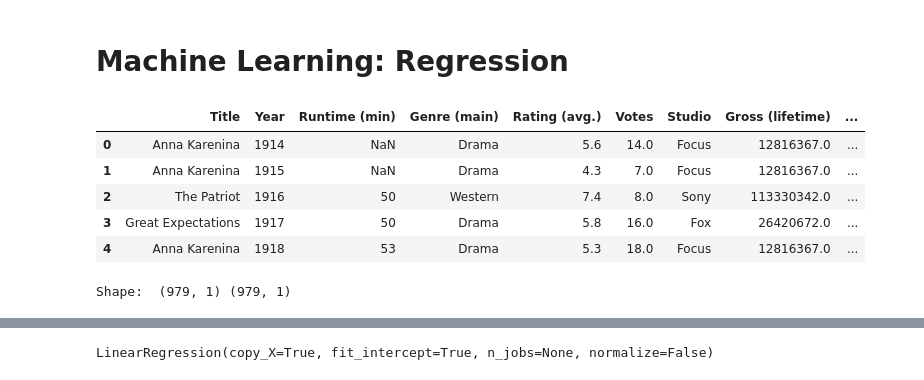
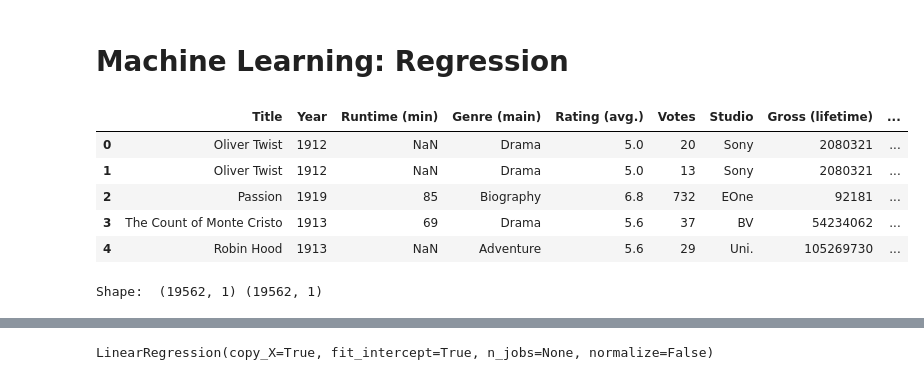
Before and after one commit to AlejandraRosa/final_project, a Jupyter notebook: notebooks/regressions.ipynb, the cells around one changed output, grey strips where cells are left out. Drawn from its saved outputs; the diff is of its cells as text; code cells hidden in the pictures.

```diff
--- a/notebooks/regressions.ipynb
+++ b/notebooks/regressions.ipynb
@@ -52,3 +53,9 @@ combined = with_ratings.merge(merged,how='left', left_on='Title', right_on='titl
 combined = combined.drop(['Type', 'isAdult', 'Year_y', 'year', 'rank', 'title', 'Film'], axis=1)
 combined = combined.rename(columns = {'Year_x': 'Year', 'studio': 'Studio', 'lifetime_gross': 'Gross (lifetime)'})
 combined = combined.replace(r'\\N','NaN', regex=True)
+combined = combined[combined['Runtime (min)']!='NaN']
+combined = combined[combined['Genre (main)']!='NaN']
+
+# Convert NaN to 0 for Awards and Nominiations
+combined['Awards']=combined['Awards'].fillna(0)
+combined['Nominations']=combined['Nominations'].fillna(0)
@@ -66,0 +62,4 @@ dropped.head()
+# %%
+## Drop items we don't have data for (i.e. Studio or Gross (lifetime) data)
+combined = combined.dropna(axis='rows')
+combined.count()
@@ -73,9 +80,18 @@ dropped = dropped.drop(['index'], axis=1)
+# %%
+# Reset index to avoid sklearn problems
+combined = combined.reset_index()
+combined = combined.drop(['index'], axis=1)
+
+combined['Votes'] = combined['Votes'].astype(int)
+combined['Awards'] = combined['Awards'].astype(int)
+combined['Nominations'] = combined['Nominations'].astype(int)
+combined['Gross (lifetime)'] = combined['Gross (lifetime)'].astype(int)
 # %%
-dropped.head()
+combined.head()
 # %% [output]
 |  | Title | Year | Runtime (min) | Genre (main) | Rating (avg.) | Votes | Studio | Gross (lifetime) | ... |
-| 0 | Anna Karenina | 1914 | NaN | Drama | 5.6 | 14.0 | Focus | 12816367.0 | ... |
-| 1 | Anna Karenina | 1915 | NaN | Drama | 4.3 | 7.0 | Focus | 12816367.0 | ... |
-| 2 | The Patriot | 1916 | 50 | Western | 7.4 | 8.0 | Sony | 113330342.0 | ... |
-| 3 | Great Expectations | 1917 | 50 | Drama | 5.8 | 16.0 | Fox | 26420672.0 | ... |
-| 4 | Anna Karenina | 1918 | 53 | Drama | 5.3 | 18.0 | Focus | 12816367.0 | ... |
+| 0 | Oliver Twist | 1912 | NaN | Drama | 5.0 | 20 | Sony | 2080321 | ... |
+| 1 | Oliver Twist | 1912 | NaN | Drama | 5.0 | 13 | Sony | 2080321 | ... |
+| 2 | Passion | 1919 | 85 | Biography | 6.8 | 732 | EOne | 92181 | ... |
+| 3 | The Count of Monte Cristo | 1913 | 69 | Drama | 5.6 | 37 | BV | 54234062 | ... |
+| 4 | Robin Hood | 1913 | NaN | Adventure | 5.6 | 29 | Uni. | 105269730 | ... |
@@ -82,20 +106,10 @@ dropped.head()
 # %%
-## FIX NaN
-## DUPLICATES
-## More data: Budget, Country (e.g. most popular genres by country)
-
-# X and x
-# TODO: VOTES AGAINST GROSS, RATING AGAINST AWARDS, RATING AGAINST GROSS, GENRES
-
-# Calculate avg gross ($) per movie
-#box_plot['Avg. lifetime gross'] = box_plot['lifetime_gross']/box_plot['title']
-
 # Assign data to X, y (Sklearn requires a two-dimensional array of values so we use reshape to create this)
-X = dropped['Rating (avg.)'].values.reshape(-1, 1)
-y = dropped['Votes'].values.reshape(-1, 1)
+X = combined['Rating (avg.)'].values.reshape(-1, 1)
+y = combined['Votes'].values.reshape(-1, 1)
 print("Shape: ", X.shape, y.shape)
 # %% [output]
-Shape:  (979, 1) (979, 1)
+Shape:  (19562, 1) (19562, 1)
 # %%
 # Plot the data to see if a linear trend exists
 plt.scatter(X, y)
```
Also changed, not shown: parts of 18 cells of this notebook.
